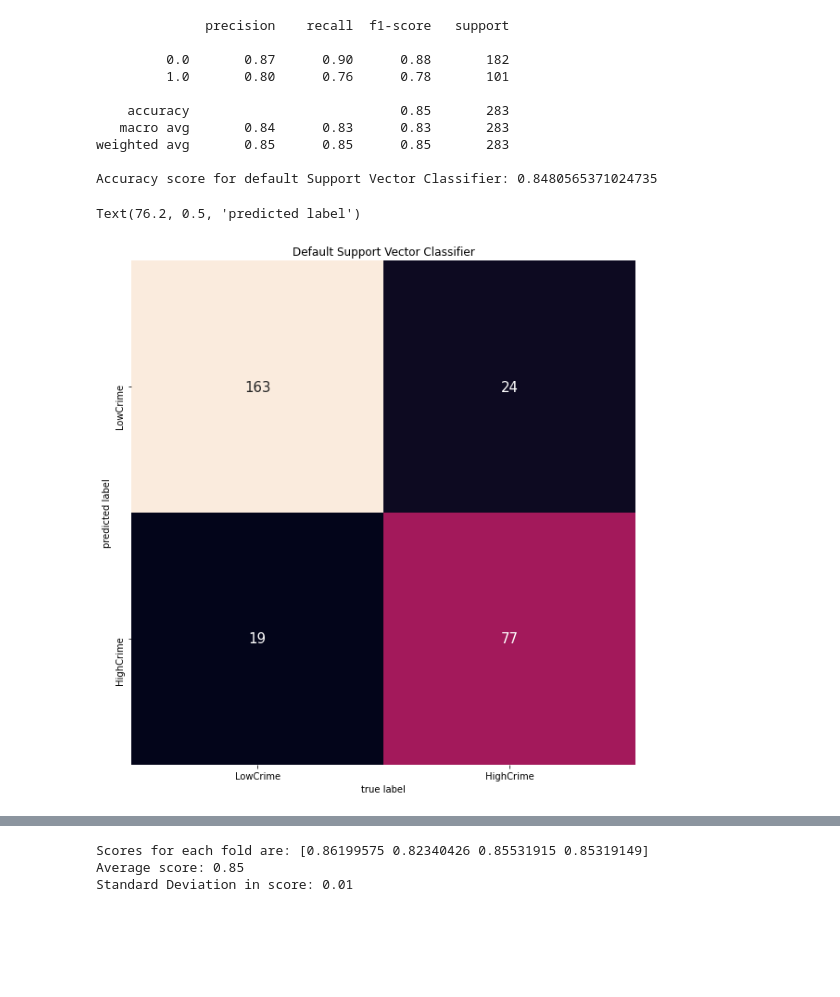
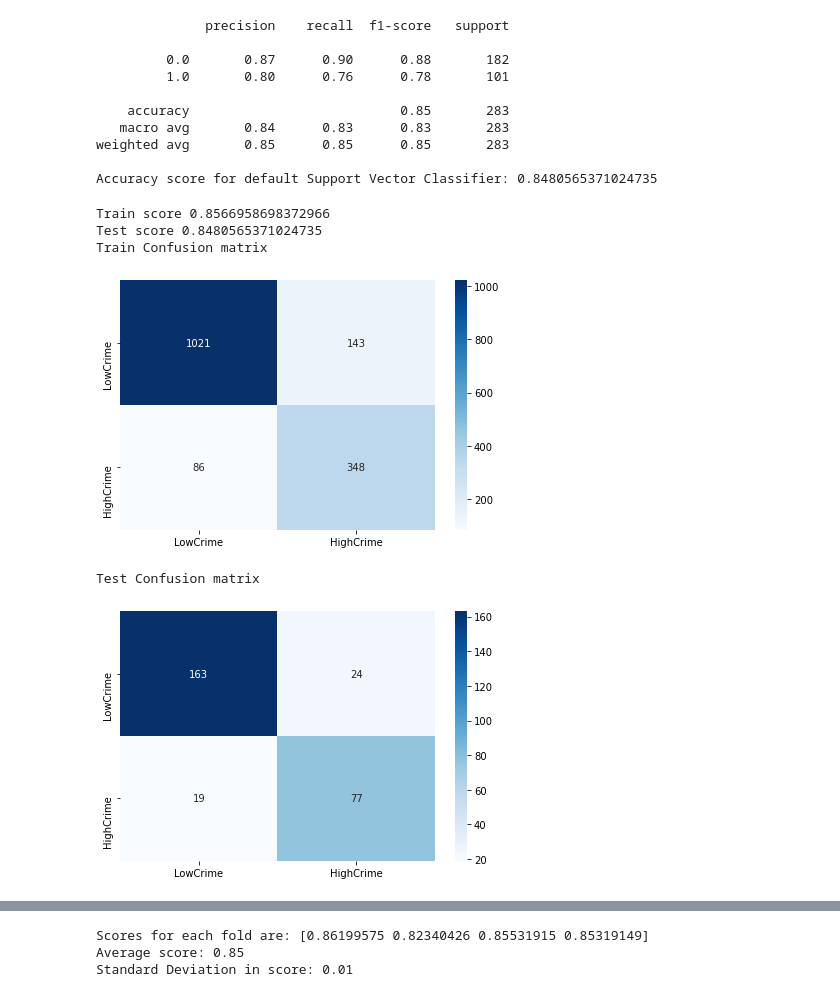
Before and after one commit to blueriver212/Crime_Prediction_ML, a Jupyter notebook: IB_FINAL.ipynb, the cells around one changed output, grey strips where cells are left out. Cells and saved outputs as stored; diff of their text form; code cells hidden in the pictures; blank space fills up the shorter version.

```diff
--- a/IB_FINAL.ipynb
+++ b/IB_FINAL.ipynb
@@ -59,17 +59,31 @@ print('Accuracy score for default Support Vector Classifier:',accuracy_score(y_t
 weighted avg       0.85      0.85      0.85       283
 
 Accuracy score for default Support Vector Classifier: 0.8480565371024735
-# %%
-mat = confusion_matrix(y_test, default_SVC_predictions)
-
-fig, ax = plt.subplots(figsize=(10, 10))
-sns.heatmap(mat.T, square=True, annot=True, fmt='d', cbar=False,xticklabels=classes, yticklabels=classes, ax=ax, annot_kws={"fontsize":15})
-plt.title('Default Support Vector Classifier')
-plt.xlabel('true label')
-plt.ylabel('predicted label')
-# %% [output]
-Text(76.2, 0.5, 'predicted label')
-[figure, removed]
+# %%
+def plot_confusionmatrix(train_pred, train, dom):
+    print(f'{dom} Confusion matrix')
+    cf = confusion_matrix(train_pred,train)
+    sns.heatmap(cf,annot=True,yticklabels=classes
+               ,xticklabels=classes,cmap='Blues', fmt='g')
+    plt.tight_layout()
+    plt.show()
+
+model = default_SVC_model
+model.fit(x_train,y_train)
+y_train_pred = model.predict(x_train)
+y_test_pred = model.predict(x_test)
+
+print(f'Train score {accuracy_score(y_train_pred,y_train)}')
+print(f'Test score {accuracy_score(y_test_pred,y_test)}')
+plot_confusionmatrix(y_train_pred,y_train,dom='Train')
+plot_confusionmatrix(y_test_pred,y_test,dom='Test')
+# %% [output]
+Train score 0.8566958698372966
+Test score 0.8480565371024735
+Train Confusion matrix
+[figure, added]
+Test Confusion matrix
+[figure, added]
 # %%
 # Perform k-fold split in training and testing data
 kfold_scores = {}
```
Also changed, not shown: parts of 7 cells of this notebook.
